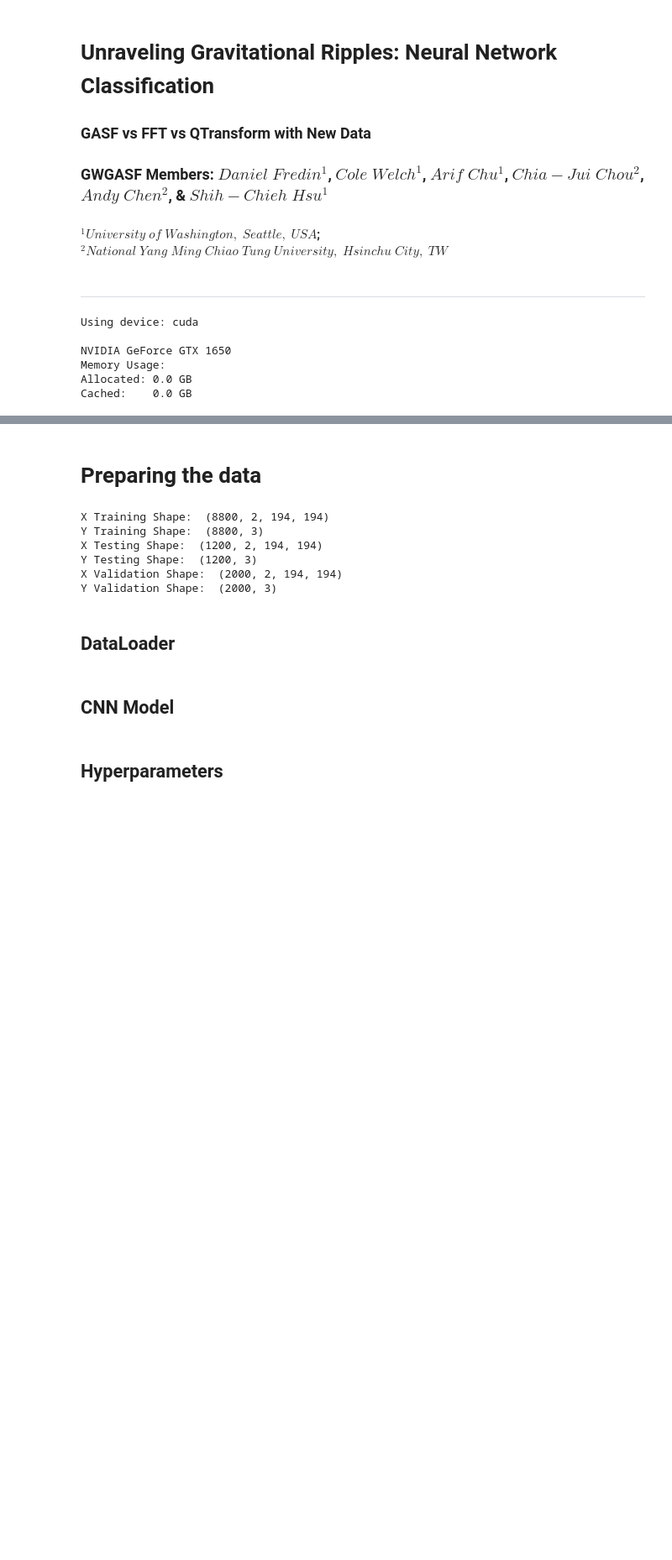
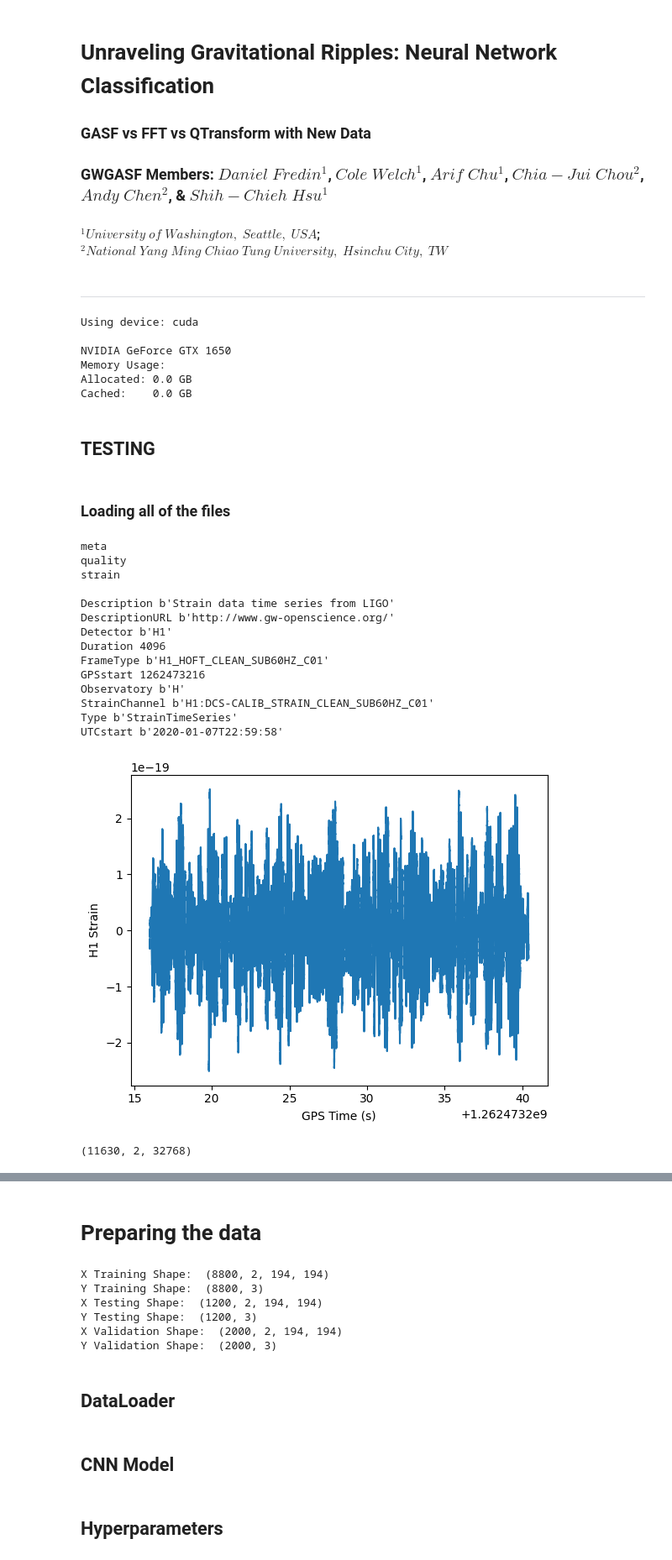
Before and after one commit to GWGASF/gwgasf, a Jupyter notebook: src/GASF Multiclass Classifier.ipynb, the cells around one changed output, grey strips where cells are left out. Shown: that part at 84% size. Drawn from its saved outputs; the diff is of its cells as text; code cells hidden in the pictures; blank space fills up the shorter version.

Commit message:
Test data loading
Testing of loading signals and straing with h5thang.

```diff
--- a/src/GASF Multiclass Classifier.ipynb
+++ b/src/GASF Multiclass Classifier.ipynb
@@ -62,3 +62,74 @@ NVIDIA GeForce GTX 1650
 Memory Usage:
 Allocated: 0.0 GB
 Cached:    0.0 GB
+# %% [markdown]
+## TESTING
+# %% [markdown]
+### Loading all of the files
+# %%
+signalsFilename = '/home/dfredin/gwgasf/data/BBH_project.h5'
+testFilename = '/home/dfredin/gwgasf/data/classify_data.h5'
+
+
+H1strainFilename = '/home/dfredin/gwgasf/data/H1/H-H1_GWOSC_O3b_4KHZ_R1-1262473216-4096.hdf5'
+# H1strainFilename = '/home/dfredin/gwgasf/data/H1/H-H1_GWOSC_O3b_4KHZ_R1-1262481408-4096.hdf5'
+# H1strainFilename = '/home/dfredin/gwgasf/data/H1/H-H1_GWOSC_O3b_4KHZ_R1-1262489600-4096.hdf5'
+# H1strainFilename = '/home/dfredin/gwgasf/data/H1/H-H1_GWOSC_O3b_4KHZ_R1-1262493696-4096.hdf5'
+# H1strainFilename = '/home/dfredin/gwgasf/data/H1/H-H1_GWOSC_O3b_4KHZ_R1-1262497792-4096.hdf5'
+# H1strainFilename = '/home/dfredin/gwgasf/data/H1/H-H1_GWOSC_O3b_4KHZ_R1-1262505984-4096.hdf5'
+
+# L1strainFilename = '/home/dfredin/gwgasf/data/L1/L-L1_GWOSC_O3b_4KHZ_R1-1262473216-4096.hdf5'
+# L1strainFilename = '/home/dfredin/gwgasf/data/L1/L-L1_GWOSC_O3b_4KHZ_R1-1262481408-4096.hdf5'
+# L1strainFilename = '/home/dfredin/gwgasf/data/L1/L-L1_GWOSC_O3b_4KHZ_R1-1262489600-4096.hdf5'
+# L1strainFilename = '/home/dfredin/gwgasf/data/L1/L-L1_GWOSC_O3b_4KHZ_R1-1262493696-4096.hdf5'
+# L1strainFilename = '/home/dfredin/gwgasf/data/L1/L-L1_GWOSC_O3b_4KHZ_R1-1262497792-4096.hdf5'
+# L1strainFilename = '/home/dfredin/gwgasf/data/L1/L-L1_GWOSC_O3b_4KHZ_R1-1262505984-4096.hdf5'
+# %%
+strainDataFile = h5py.File(H1strainFilename, 'r')
+
+for key in strainDataFile.keys():
+    print(key)
+
+strain = strainDataFile['strain']['Strain']
+ts = strainDataFile['strain']['Strain'].attrs['Xspacing']
+
+print()
+
+metaKeys = strainDataFile['meta'].keys()
+meta = strainDataFile['meta']
+for key in metaKeys:
+    print(key, meta[key][()])
+
+
+gpsStart = meta['GPSstart'][()]
+duration = meta['Duration'][()]
+gpsEnd   = gpsStart + duration
+
+time = np.arange(gpsStart, gpsEnd, ts)
+
+
+numSamples = 100000
+plt.plot(time[0:numSamples], strain[0:numSamples])
+plt.xlabel('GPS Time (s)')
+plt.ylabel('H1 Strain')
+plt.show()
+
+
+strainDataFile.close()
+# strain_test = strain_info.h5_data()['meta']['GPSstart'][()]
+# %% [output]
+meta
+quality
+strain
+
+Description b'Strain data time series from LIGO'
+DescriptionURL b'http://www.gw-openscience.org/'
+Detector b'H1'
+Duration 4096
+FrameType b'H1_HOFT_CLEAN_SUB60HZ_C01'
+GPSstart 1262473216
+Observatory b'H'
+StrainChannel b'H1:DCS-CALIB_STRAIN_CLEAN_SUB60HZ_C01'
+Type b'StrainTimeSeries'
+UTCstart b'2020-01-07T22:59:58'
+[figure, added]
@@ -64,0 +146,5 @@ Cached:    0.0 GB
+# %%
+signals = np.stack([signal_bbh_H1, signal_bbh_L1], axis=1)
+signals.shape
+# %% [output]
+(11630, 2, 32768)
```
Also changed, not shown: parts of 4 cells of this notebook, 4 other files.
